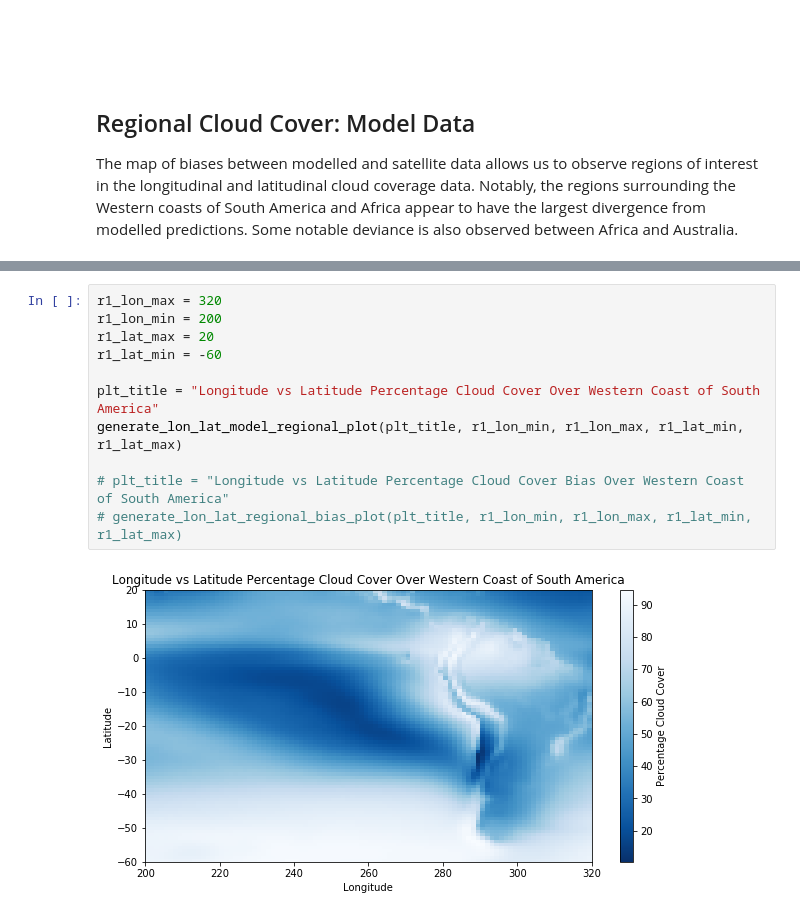
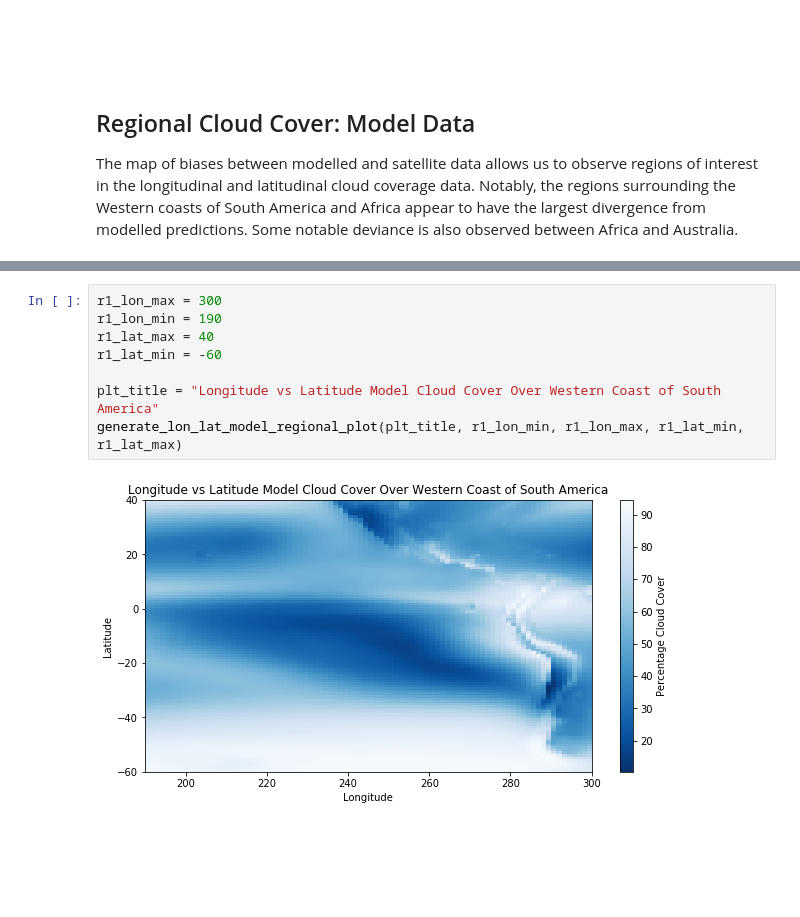
Before and after one commit to maddiebeagley/Climate-Modelling-Lab, a Jupyter notebook: 390Lab.ipynb, the cells around one changed output, grey strips where cells are left out. Drawn from its saved outputs; the diff is of its cells as text; blank space fills up the shorter version.

```diff
--- a/390Lab.ipynb
+++ b/390Lab.ipynb
@@ -432,13 +467,10 @@ def generate_lon_lat_model_regional_plot(plt_title, lon_min, lon_max, lat_min, l
 # %%
-r1_lon_max = 320
-r1_lon_min = 200
-r1_lat_max = 20
+r1_lon_max = 300
+r1_lon_min = 190
+r1_lat_max = 40
 r1_lat_min = -60
 
-plt_title = "Longitude vs Latitude Percentage Cloud Cover Over Western Coast of South America"
+plt_title = "Longitude vs Latitude Model Cloud Cover Over Western Coast of South America"
 generate_lon_lat_model_regional_plot(plt_title, r1_lon_min, r1_lon_max, r1_lat_min, r1_lat_max)
-
-# plt_title = "Longitude vs Latitude Percentage Cloud Cover Bias Over Western Coast of South America"
-# generate_lon_lat_regional_bias_plot(plt_title, r1_lon_min, r1_lon_max, r1_lat_min, r1_lat_max)
 # %% [output]
-[figure, old version]
+[figure, new version]
```
Also changed, not shown: parts of 7 cells of this notebook.
